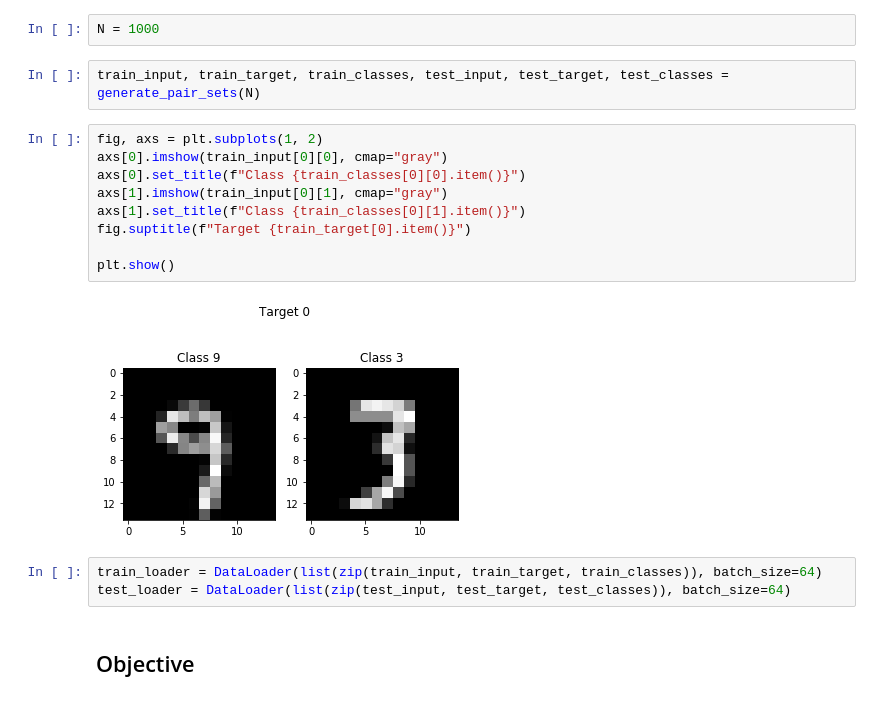
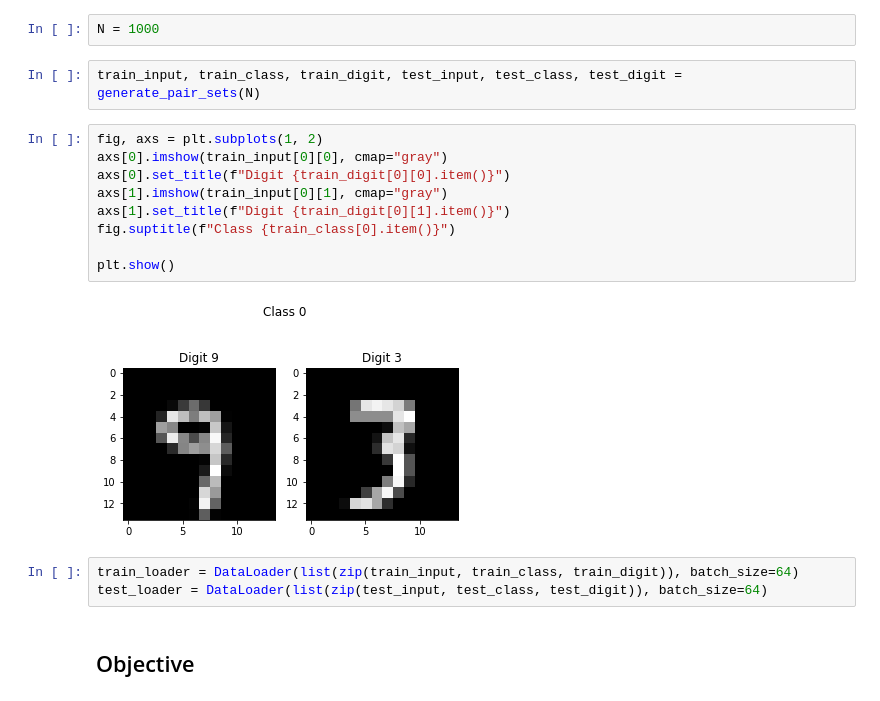
Before and after one commit to oganesManasian/Weight-sharing-and-auxiliary-losses-for-classification, a Jupyter notebook: Weight sharing and auxiliary losses for classification.ipynb, the cells around one changed output. Saved outputs shown, nothing was run; the diff lists cells and outputs as text.

```diff
--- a/Weight sharing and auxiliary losses for classification.ipynb
+++ b/Weight sharing and auxiliary losses for classification.ipynb
@@ -27,21 +34,21 @@ dlc_practical_prologue.py.
 # %%
 N = 1000
 # %%
-train_input, train_target, train_classes, test_input, test_target, test_classes = generate_pair_sets(N)
+train_input, train_class, train_digit, test_input, test_class, test_digit = generate_pair_sets(N)
 # %%
 fig, axs = plt.subplots(1, 2)
 axs[0].imshow(train_input[0][0], cmap="gray")
-axs[0].set_title(f"Class {train_classes[0][0].item()}")
+axs[0].set_title(f"Digit {train_digit[0][0].item()}")
 axs[1].imshow(train_input[0][1], cmap="gray")
-axs[1].set_title(f"Class {train_classes[0][1].item()}")
-fig.suptitle(f"Target {train_target[0].item()}")
+axs[1].set_title(f"Digit {train_digit[0][1].item()}")
+fig.suptitle(f"Class {train_class[0].item()}")
 
 plt.show()
 # %% [output]
-[figure, old version]
+[figure, new version]
 # %%
-train_loader = DataLoader(list(zip(train_input, train_target, train_classes)), batch_size=64)
-test_loader = DataLoader(list(zip(test_input, test_target, test_classes)), batch_size=64)
+train_loader = DataLoader(list(zip(train_input, train_class, train_digit)), batch_size=64)
+test_loader = DataLoader(list(zip(test_input, test_class, test_digit)), batch_size=64)
 # %% [markdown]
 ## Objective
 # %% [markdown]
```
Also changed, not shown: parts of 40 cells of this notebook, 1 other file.
